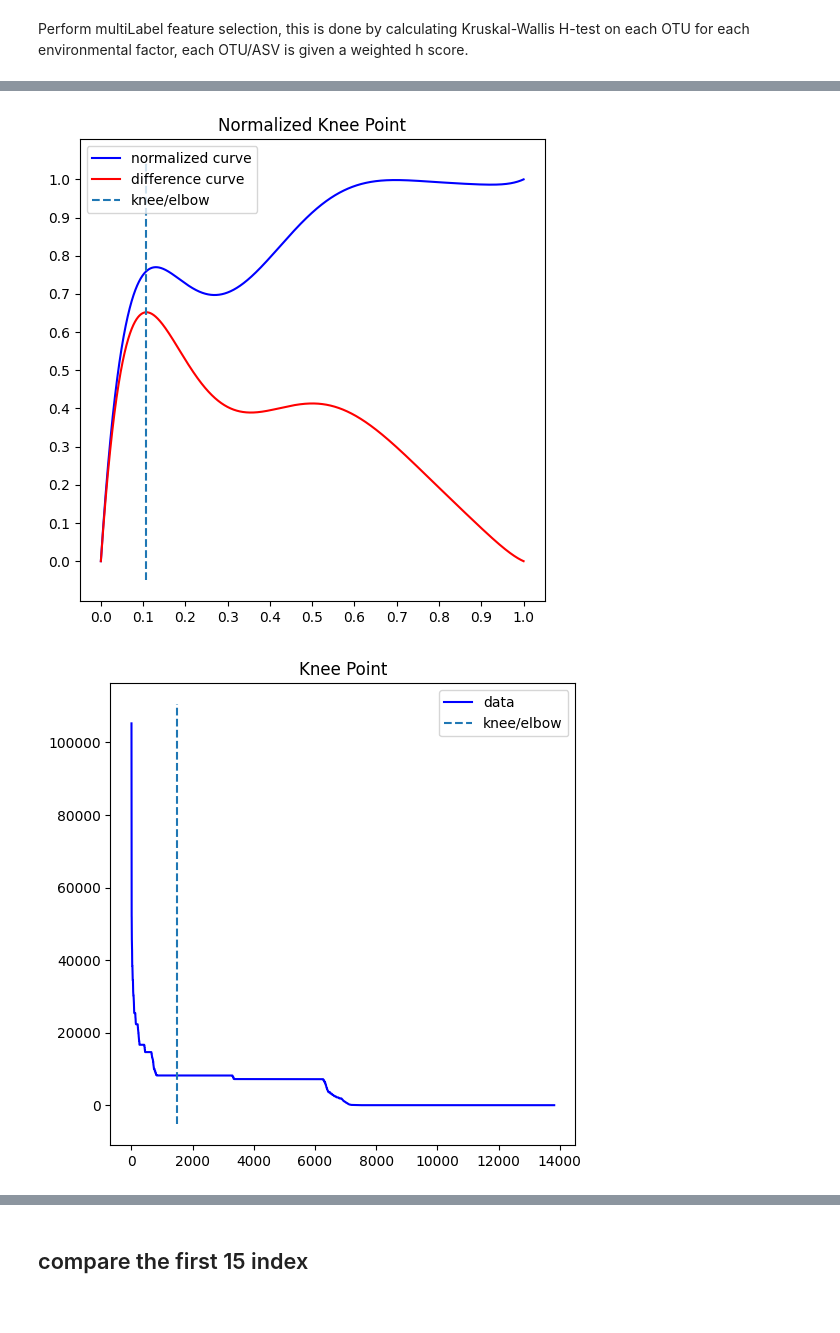
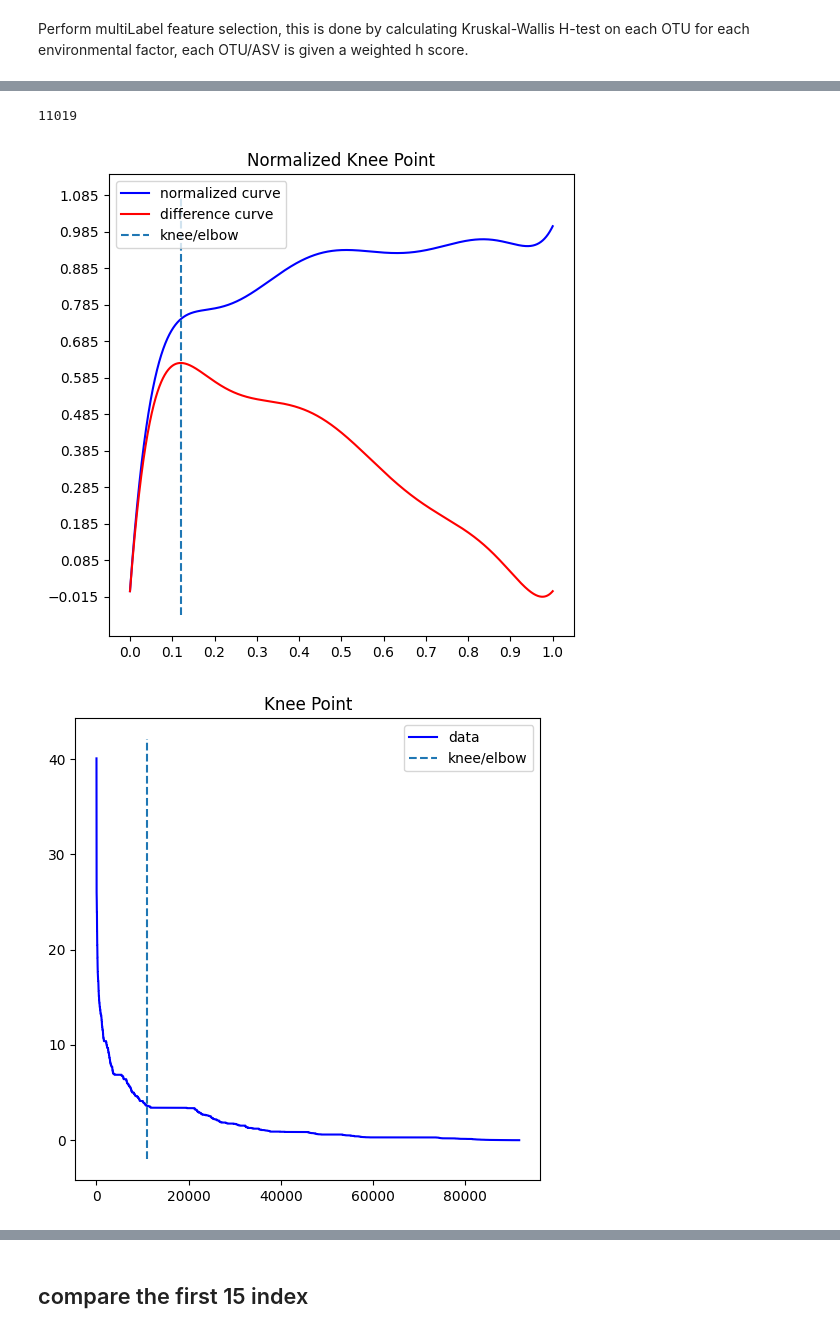
Before and after one commit to mengling-he/SelectMicro_24new, a Jupyter notebook: USGut_FS.ipynb, the cells around one changed output, grey strips where cells are left out. Saved outputs shown, nothing was run; the diff lists cells and outputs as text; code cells hidden in the pictures.

```diff
--- a/USGut_FS.ipynb
+++ b/USGut_FS.ipynb
@@ -3,3 +3,11 @@ First, load the data,in this notebook we are using the rhizo data from Ashley's
+# %%
+def loadDisease_marker_IBD(inputF="./Data/Data_US_Gut//marker_IBD.txt"):
+    df=pd.read_csv(inputF,delimiter="\t", index_col=0, header=None).T
+    lastLabelIndex=df.columns.get_loc("group")
+    df_data=df.iloc[:,lastLabelIndex+1:].copy()
+    label=list(df["disease"])
+    label_binary=[0 if x=="n" else 1 for x in label]
+    return np.asarray(df_data),label_binary
 # %%
 import sys
 sys.path.append('./Code')
@@ -60 +53,5 @@ rhizosphere_otu0 = pd.read_csv('../Bigdatafolder/rhizo_files/ITS_rhizosphere_otu
+# %%
+X_IBD,y_IBD=loadDisease_marker_IBD("./Data/Data_US_Gut//marker_IBD.txt")
+print("Finished Loading Data")
+print(y_IBD)
 # %%
@@ -104,0 +81,3 @@ len(weights)
+# %%
+weights=FS.singleLabelFeatureWeighting(X_IBD,y_IBD)
+FS.plotWeightedIndex(weights)
@@ -105,7 +86,8 @@ len(weights)
 # %%
 scores=(sorted(weights,reverse=True))
 eps=FS.elbowPoint(scores)
-FS.plotWeightedIndex(weights,xKnee=eps)
+print(eps)
 # %% [output]
+11019
-[figure, old version]
+[figure, new version]
-[figure, old version]
+[figure, new version]
```
Also changed, not shown: parts of 60 cells of this notebook, 2 other files.
